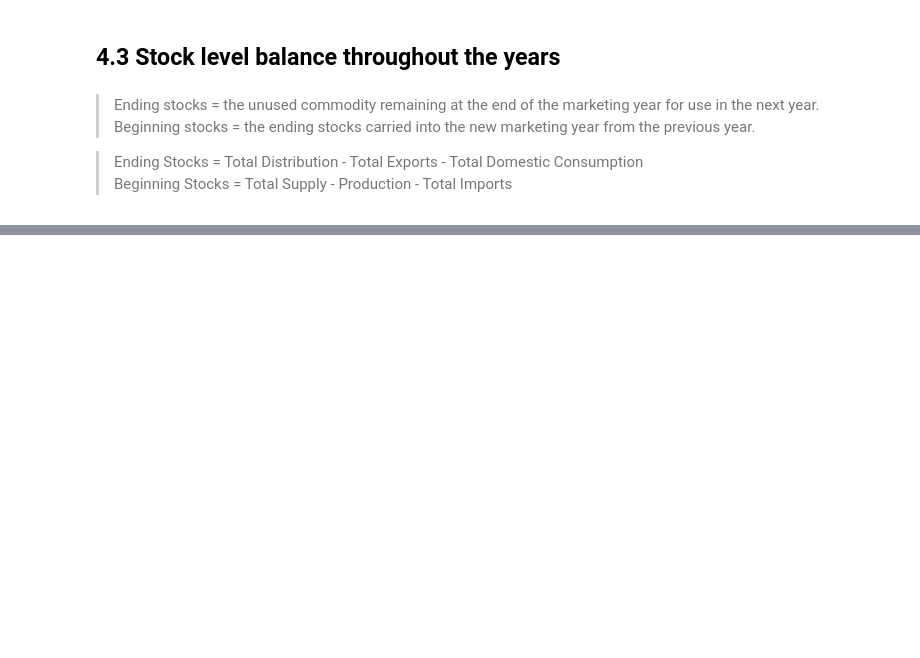
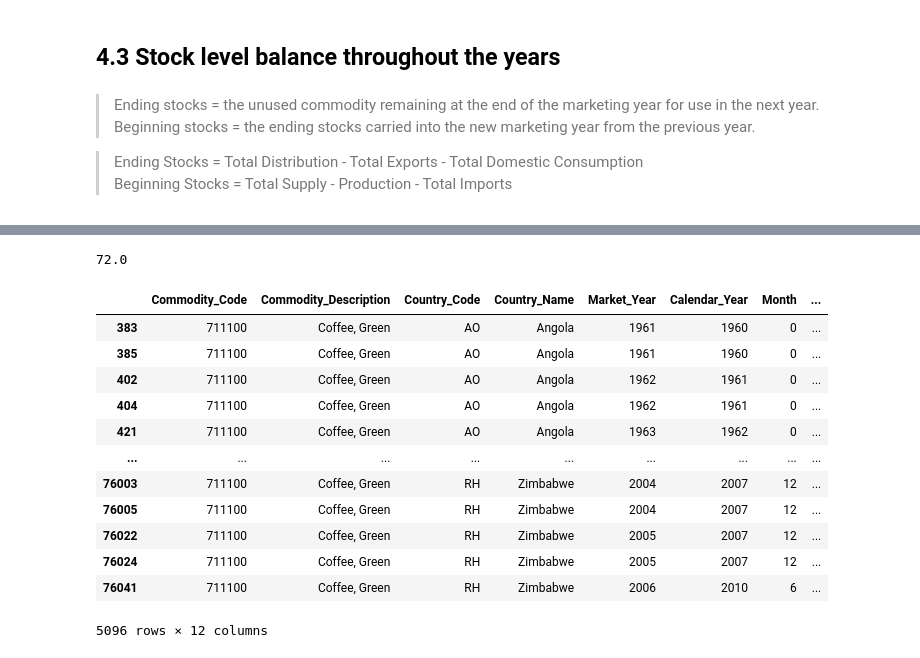
Before and after one commit to gabrielatrindade/commodities_analysis, a Jupyter notebook: 5_commodities_visualization.ipynb, the cells around one changed output, grey strips where cells are left out. Drawn from its saved outputs; the diff is of its cells as text; code cells hidden in the pictures; blank space fills up the shorter version.

```diff
--- a/5_commodities_visualization.ipynb
+++ b/5_commodities_visualization.ipynb
@@ -257,0 +329,4 @@ for commodity in commodities_to_explore:
+# %%
+float(commodities_x[commodities_x.Attribute_Description == 'Total Supply'][4:5]['Value'])
+# %% [output]
+72.0
@@ -257,0 +353,18 @@ for commodity in commodities_to_explore:
+# %%
+commodities[(commodities.Commodity_Description == 'Coffee, Green')
+            & (commodities.Attribute_Description.isin(['Ending Stocks','Beginning Stocks']))
+            & (commodities.Value != 0)]
+# %% [output]
+|  | Commodity_Code | Commodity_Description | Country_Code | Country_Name | Market_Year | Calendar_Year | Month | ... |
+| 383 | 711100 | Coffee, Green | AO | Angola | 1961 | 1960 | 0 | ... |
+| 385 | 711100 | Coffee, Green | AO | Angola | 1961 | 1960 | 0 | ... |
+| 402 | 711100 | Coffee, Green | AO | Angola | 1962 | 1961 | 0 | ... |
+| 404 | 711100 | Coffee, Green | AO | Angola | 1962 | 1961 | 0 | ... |
+| 421 | 711100 | Coffee, Green | AO | Angola | 1963 | 1962 | 0 | ... |
+| ... | ... | ... | ... | ... | ... | ... | ... | ... |
+| 76003 | 711100 | Coffee, Green | RH | Zimbabwe | 2004 | 2007 | 12 | ... |
+| 76005 | 711100 | Coffee, Green | RH | Zimbabwe | 2004 | 2007 | 12 | ... |
+| 76022 | 711100 | Coffee, Green | RH | Zimbabwe | 2005 | 2007 | 12 | ... |
+| 76024 | 711100 | Coffee, Green | RH | Zimbabwe | 2005 | 2007 | 12 | ... |
+| 76041 | 711100 | Coffee, Green | RH | Zimbabwe | 2006 | 2010 | 6 | ... |
+5096 rows × 12 columns
```
Also changed, not shown: parts of 7 cells of this notebook.
